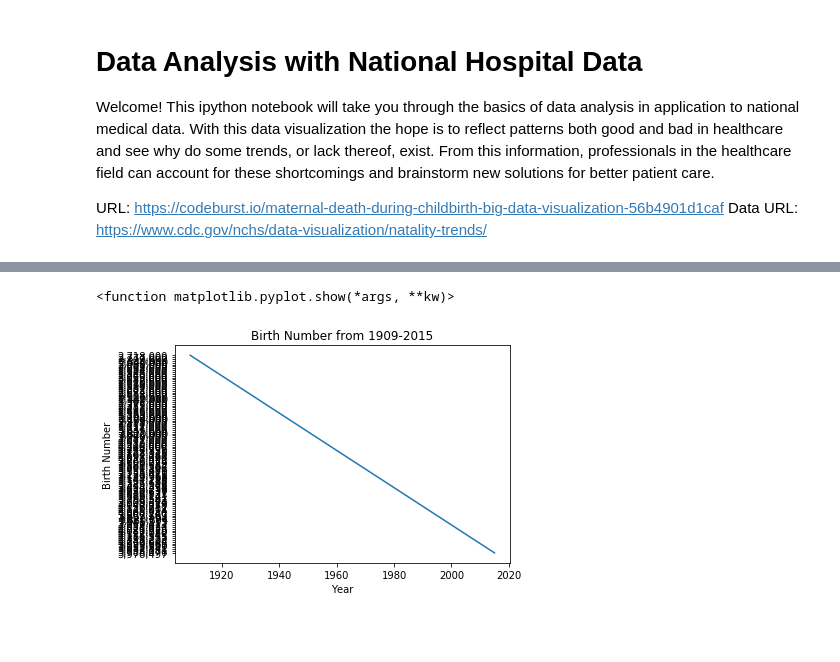
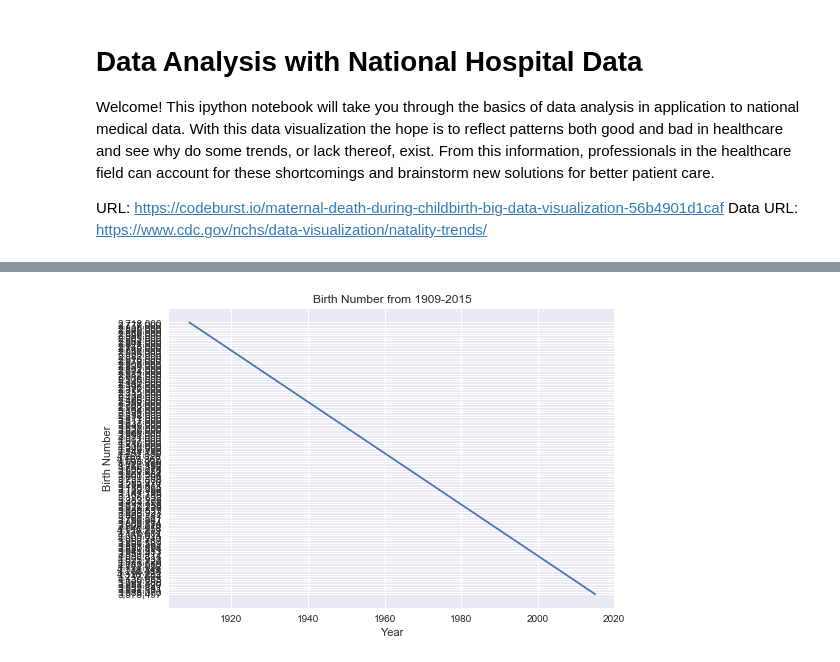
Before and after one commit to wpierre-louis/Data-Analysis, a Jupyter notebook: Data Analysis.ipynb, the cells around one changed output, grey strips where cells are left out. Cells and saved outputs as stored; diff of their text form; code cells hidden in the pictures; blank space fills up the shorter version.

Commit message:
Update Data Analysis.ipynb
Updated graphs

```diff
--- a/Data Analysis.ipynb
+++ b/Data Analysis.ipynb
@@ -62,10 +45,10 @@ plt.show
 # %%
 plt.plot(data.Year, data["Birth Number"])
 plt.title("Birth Number from 1909-2015")
 plt.xlabel("Year")
 plt.ylabel("Birth Number")
+plt.style.use("seaborn")
 
-plt.show
+plt.show()
 # %% [output]
-<function matplotlib.pyplot.show(*args, **kw)>
-[figure, old version]
+[figure, new version]
```
Also changed, not shown: parts of 23 cells of this notebook.
